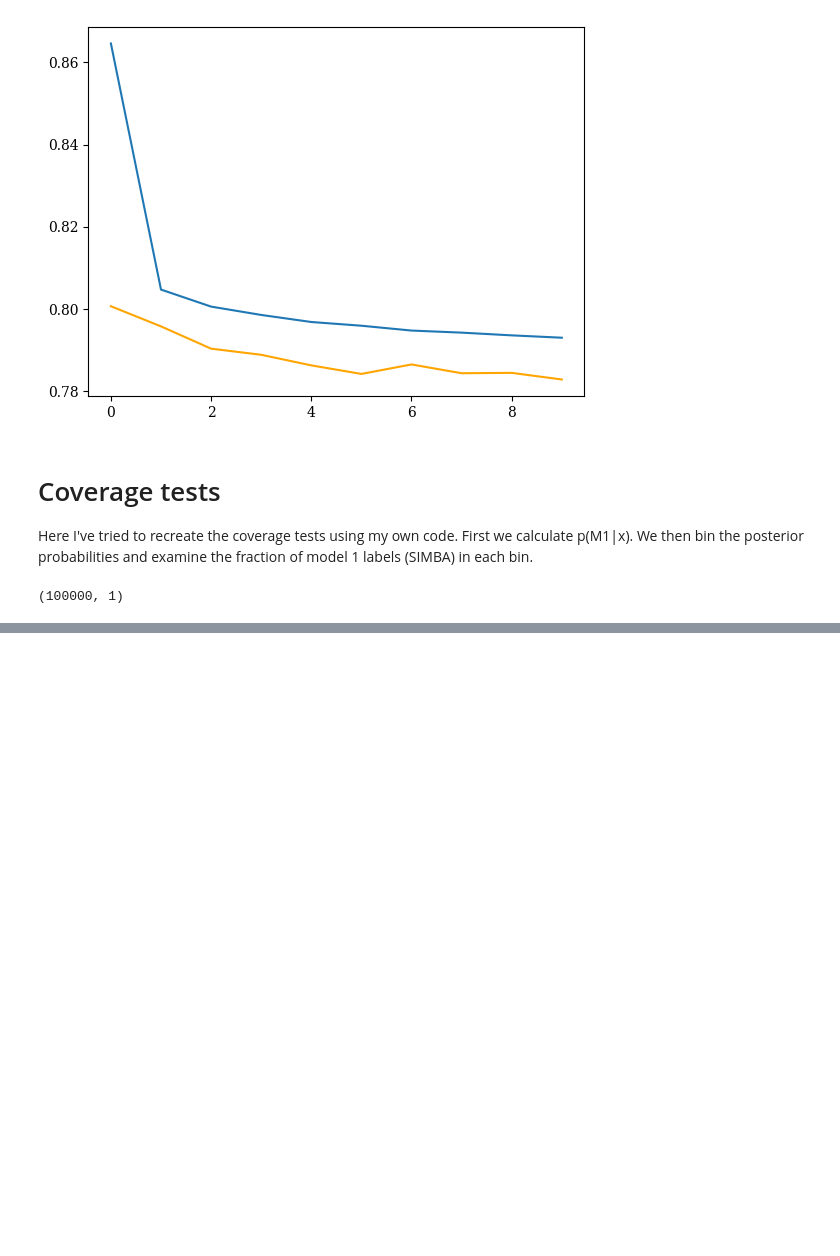
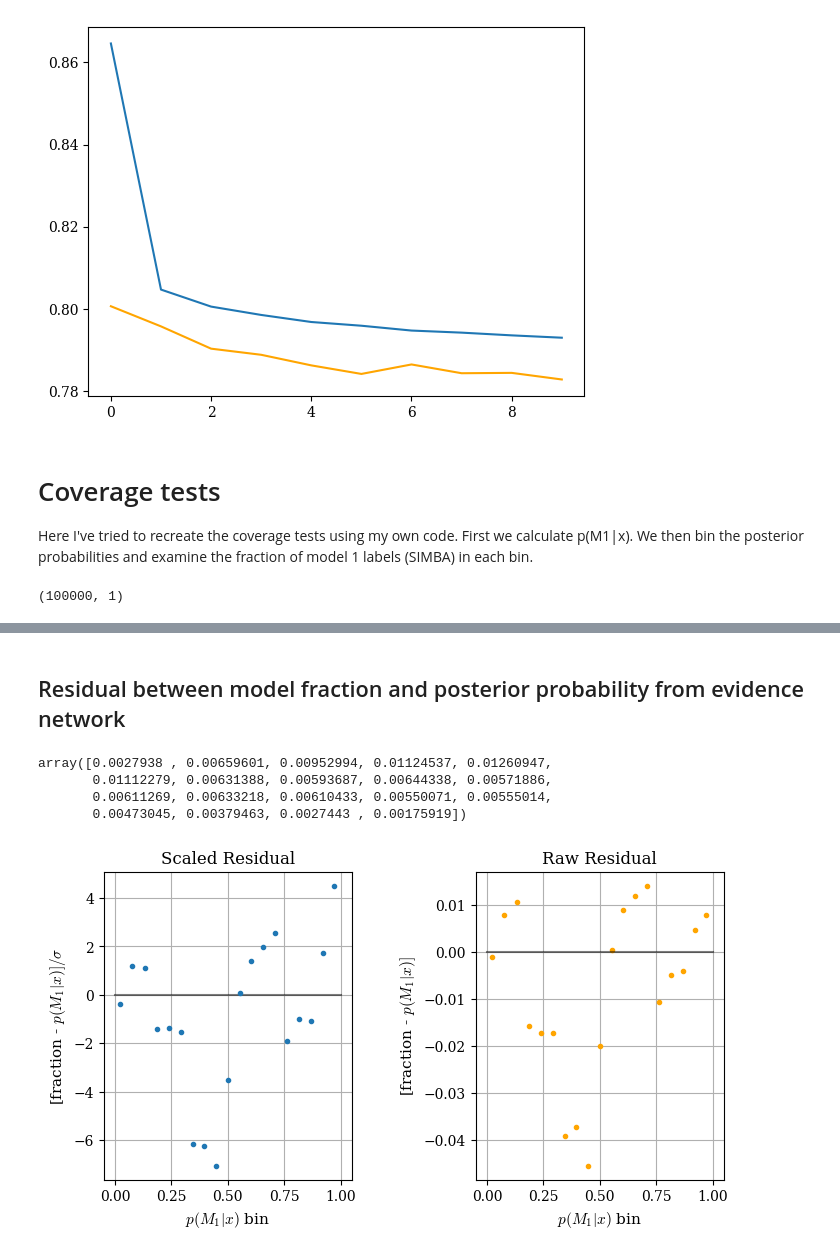
Before and after one commit to cjpdrury/evidence_networks, a Jupyter notebook: evidence_network.ipynb, the cells around one changed output, grey strips where cells are left out. Cells and saved outputs as stored; diff of their text form; code cells hidden in the pictures; blank space fills up the shorter version.

```diff
--- a/evidence_network.ipynb
+++ b/evidence_network.ipynb
@@ -570,0 +506,38 @@ WARNING:matplotlib.legend:No artists with labels found to put in legend.  Note t
+# %% [markdown]
+## Residual between model fraction and posterior probability from evidence network
+# %%
+binomial_std
+# %% [output]
+array([0.0027938 , 0.00659601, 0.00952994, 0.01124537, 0.01260947,
+       0.01112279, 0.00631388, 0.00593687, 0.00644338, 0.00571886,
+       0.00611269, 0.00633218, 0.00610433, 0.00550071, 0.00555014,
+       0.00473045, 0.00379463, 0.0027443 , 0.00175919])
+# %%
+residual = (np.asarray(fractions) - np.asarray(post_bin_means))/np.asarray(binomial_std)
+
+plt.figure(figsize=(8,4))
+
+plt.subplot(1,2,1)
+# plt.plot(post_bin_means, residual, marker='.', ls='')
+plt.errorbar(post_bin_means, residual,yerr=binomial_std, marker='.', ls='')
+# plt.plot(post_bin_means, residual*binomial_std, marker='.', ls='',c='orange')
+plt.title('Scaled Residual')
+plt.xlabel(r'$p(M_1 | x)$ bin', fontsize=11)
+plt.ylabel(r'[fraction - $p(M_1 | x) ] / \sigma$', fontsize=11)
+plt.plot([0,1],[0,0],'k-',alpha=0.5)
+# plt.axis('square')
+plt.grid(True)
+
+plt.subplot(1,2,2)
+# plt.plot(post_bin_means, residual, marker='.', ls='')
+plt.plot(post_bin_means, residual*binomial_std, marker='.', ls='',c='orange')
+plt.title('Raw Residual')
+plt.xlabel(r'$p(M_1 | x)$ bin', fontsize=11)
+plt.ylabel(r'[fraction - $p(M_1 | x) ] $', fontsize=11)
+plt.plot([0,1],[0,0],'k-',alpha=0.5)
+# plt.axis('square')
+plt.grid(True)
+
+plt.subplots_adjust(wspace=.5)
+# %% [output]
+[figure, added]
```
Also changed, not shown: parts of 8 cells of this notebook.
